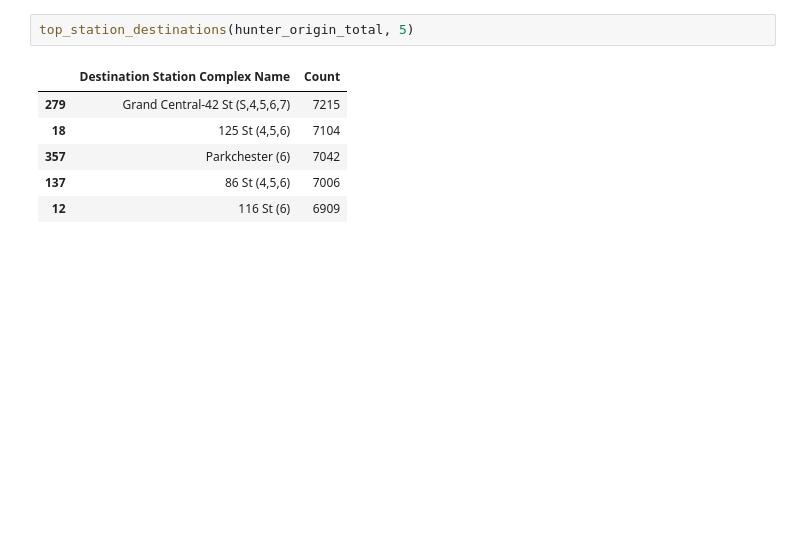
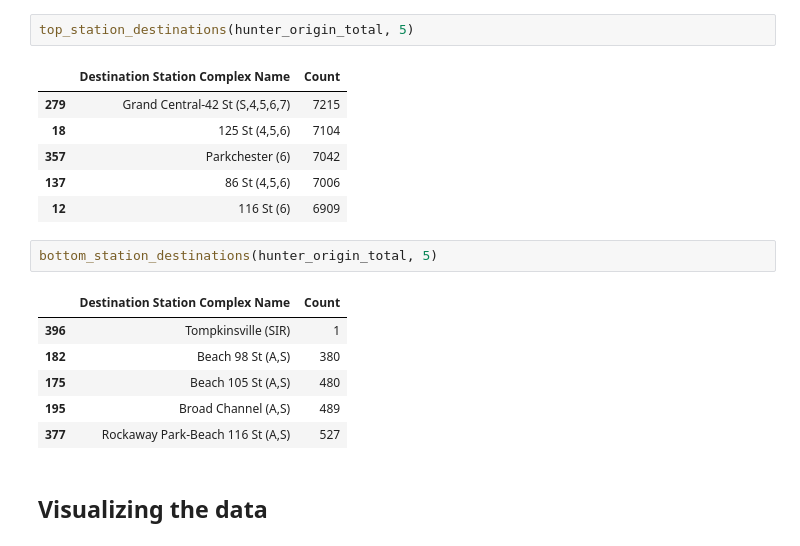
Before and after one commit to ericguan04/train_data, a Jupyter notebook: origin_data_sample_3.ipynb, the cells around one changed output. Cells and saved outputs as stored; diff of their text form; blank space fills up the shorter version.

```diff
--- a/origin_data_sample_3.ipynb
+++ b/origin_data_sample_3.ipynb
@@ -67,3 +67,14 @@ top_station_destinations(hunter_origin_total, 5)
 | 357 | Parkchester (6) | 7042 |
 | 137 | 86 St (4,5,6) | 7006 |
 | 12 | 116 St (6) | 6909 |
+# %%
+bottom_station_destinations(hunter_origin_total, 5)
+# %% [output]
+|  | Destination Station Complex Name | Count |
+| 396 | Tompkinsville (SIR) | 1 |
+| 182 | Beach 98 St (A,S) | 380 |
+| 175 | Beach 105 St (A,S) | 480 |
+| 195 | Broad Channel (A,S) | 489 |
+| 377 | Rockaway Park-Beach 116 St (A,S) | 527 |
+# %% [markdown]
+## Visualizing the data
```
Also changed, not shown: parts of 6 cells of this notebook, 1 other file.
